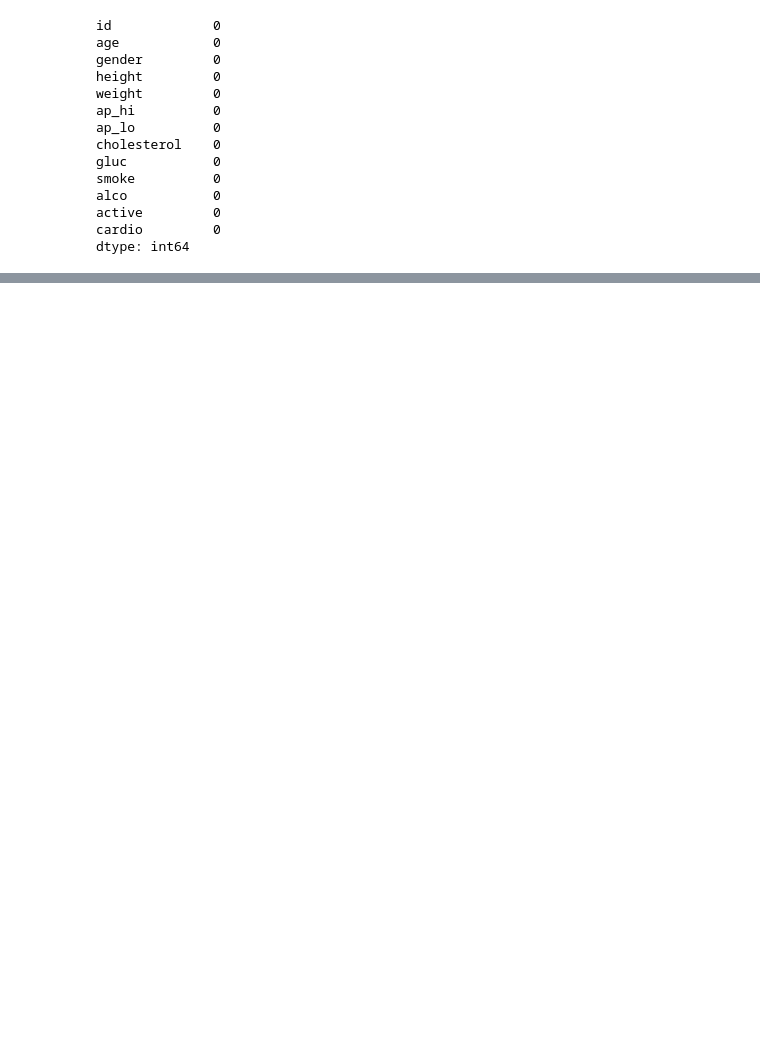
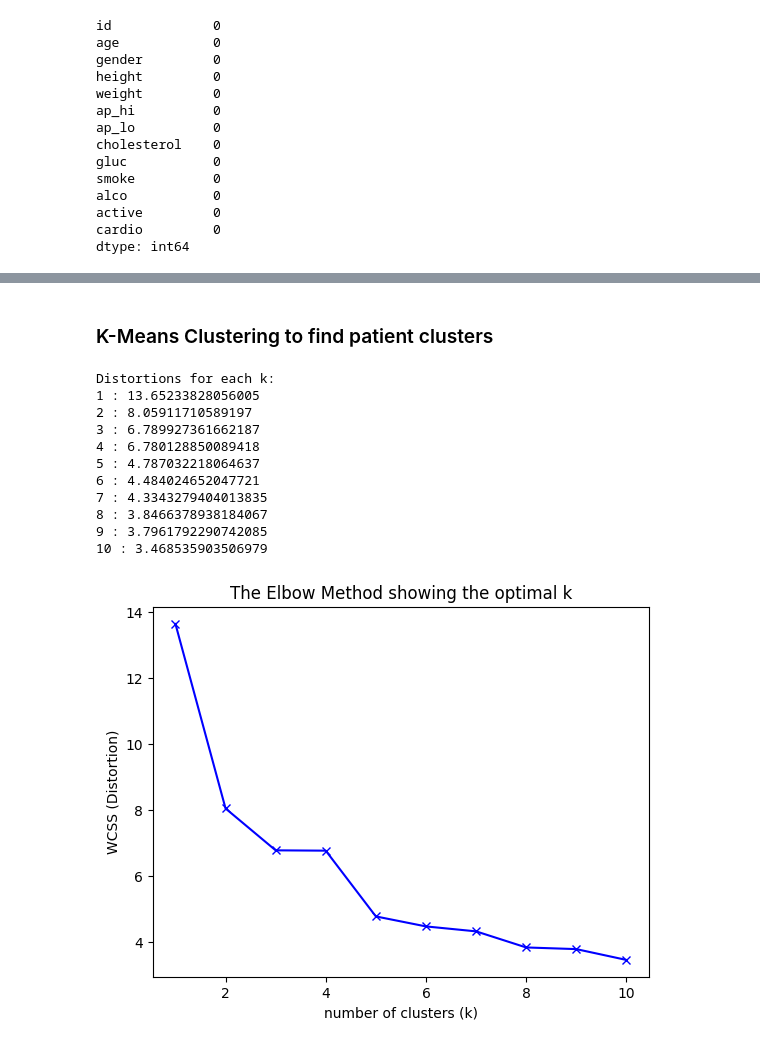
Before and after one commit to ahmedabbdelnasser3/-Heart-Disease-Risk-Prediction-Patient-Clustering, a Jupyter notebook: Graduation project.ipynb, the cells around one changed output, grey strips where cells are left out. Drawn from its saved outputs; the diff is of its cells as text; code cells hidden in the pictures; blank space fills up the shorter version.

Commit message:
implemented the K-mean Clustering

```diff
--- a/Graduation project.ipynb
+++ b/Graduation project.ipynb
@@ -245,0 +262,4 @@ plt.show()
+# %%
+features = df.drop(['cardio'], axis=1)
+
+features
@@ -245,0 +280,43 @@ plt.show()
+# %% [markdown]
+### K-Means Clustering to find patient clusters
+# %%
+## Check the best value of k in ranges 1 to 10
+
+distortions = [] # scores for elbow method
+inertias = []
+mapping1 = {}
+mapping2 = {}
+K = range(1, 11)
+
+for k in K:
+    kmeanModel = KMeans(n_clusters=k)
+    kmeanModel.fit(features)
+
+    distortions.append(sum(np.min(cdist(features, kmeanModel.cluster_centers_, 'euclidean'), axis=1)) / features.shape[0])
+    inertias.append(kmeanModel.inertia_)
+
+    mapping1[k] = sum(np.min(cdist(features, kmeanModel.cluster_centers_, 'euclidean'), axis=1)) / features.shape[0]
+    mapping2[k] = kmeanModel.inertia_
+# %%
+print("Distortions for each k:")
+for key, val in mapping1.items():
+    print(f"{key} : {val}")
+
+plt.plot(K, distortions, 'bx-')
+plt.xlabel('number of clusters (k)')
+plt.ylabel('WCSS (Distortion)')
+plt.title('The Elbow Method showing the optimal k')
+plt.show()
+# %% [output]
+Distortions for each k:
+1 : 13.65233828056005
+2 : 8.05911710589197
+3 : 6.789927361662187
+4 : 6.780128850089418
+5 : 4.787032218064637
+6 : 4.484024652047721
+7 : 4.3343279404013835
+8 : 3.8466378938184067
+9 : 3.7961792290742085
+10 : 3.468535903506979
+[figure, added]
```
Also changed, not shown: parts of 13 cells of this notebook.
